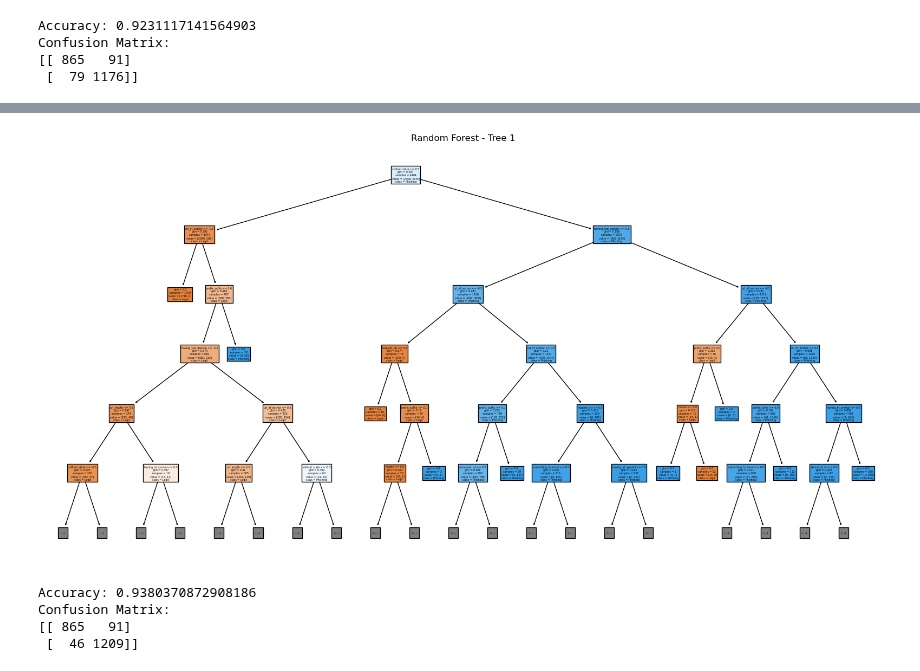
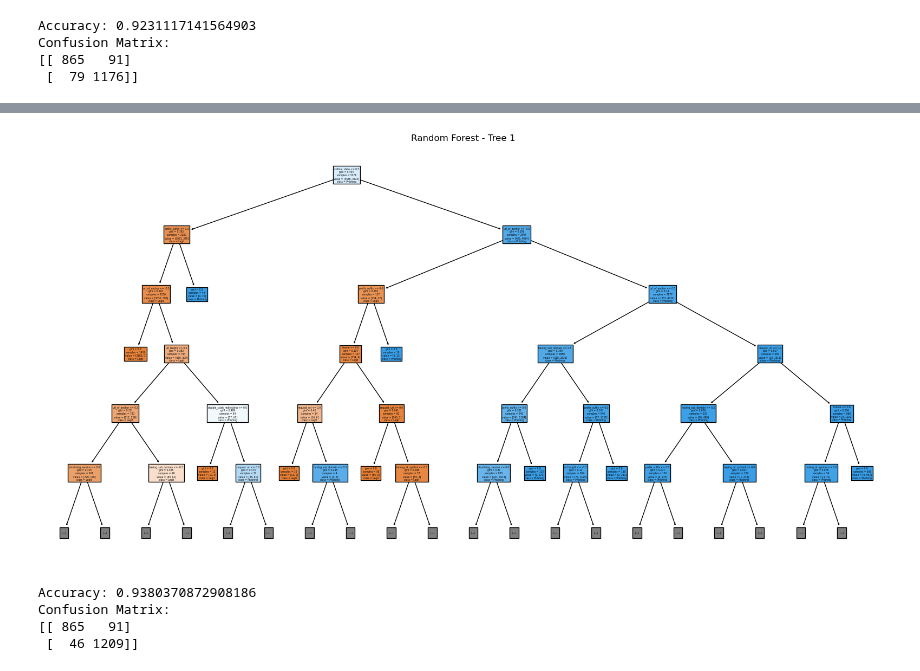
Before and after one commit to Islake/KoneOppiminen, a Jupyter notebook: tasks/Decision_trees_and_random_forests.ipynb, the cells around one changed output, grey strips where cells are left out. Cells and saved outputs as stored; diff of their text form; code cells hidden in the pictures.

```diff
--- a/tasks/Decision_trees_and_random_forests.ipynb
+++ b/tasks/Decision_trees_and_random_forests.ipynb
@@ -226,25 +233,26 @@ model = RandomForestClassifier(random_state = 42, n_estimators = 100, max_featur
 # %%
 from sklearn.ensemble import RandomForestClassifier
 
-model = RandomForestClassifier(random_state = 42, n_estimators = 100, max_features=0.8, max_samples=0.7, max_depth=10)
+model = RandomForestClassifier(random_state = 42, n_estimators = 100,
+                               max_features=0.75, max_samples=0.9, max_depth=10)
 model.fit(X_train, y_train.values.ravel())
 
 plt.figure(figsize=(20, 10))
 
 plot_tree(model.estimators_[0], filled=True, feature_names=feature_names,
           class_names=['Legit', 'Phishing'], max_depth=5)
 
 plt.title('Random Forest - Tree 1')
 plt.show()
 
 y_pred = model.predict(X_test)
 accuracy = accuracy_score(y_test, y_pred)
 conf_matrix = confusion_matrix(y_test, y_pred)
 
 print(f'Accuracy: {accuracy}')
 print(f'Confusion Matrix:\n{conf_matrix}')
 # %% [output]
-[figure, old version]
+[figure, new version]
 Accuracy: 0.9380370872908186
 Confusion Matrix:
 [[ 865   91]
```
Also changed, not shown: parts of 4 cells of this notebook.
